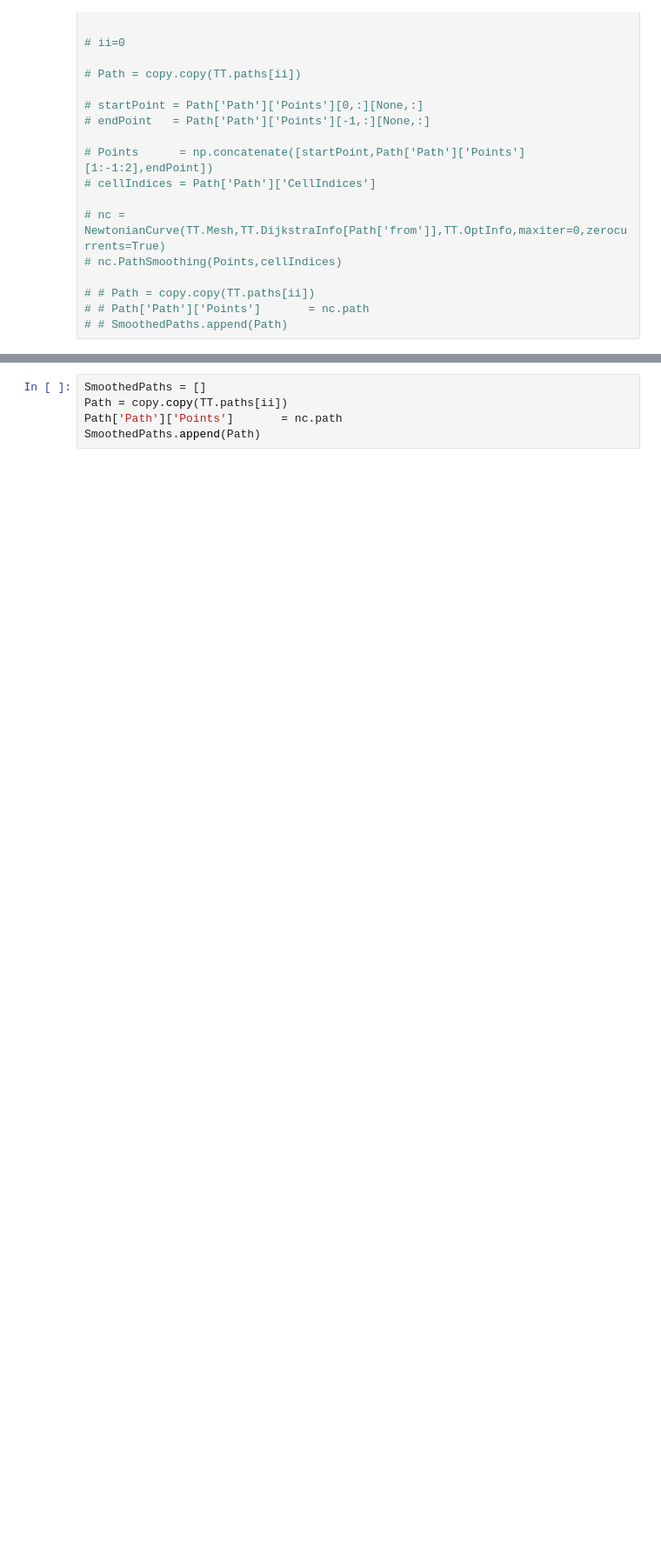
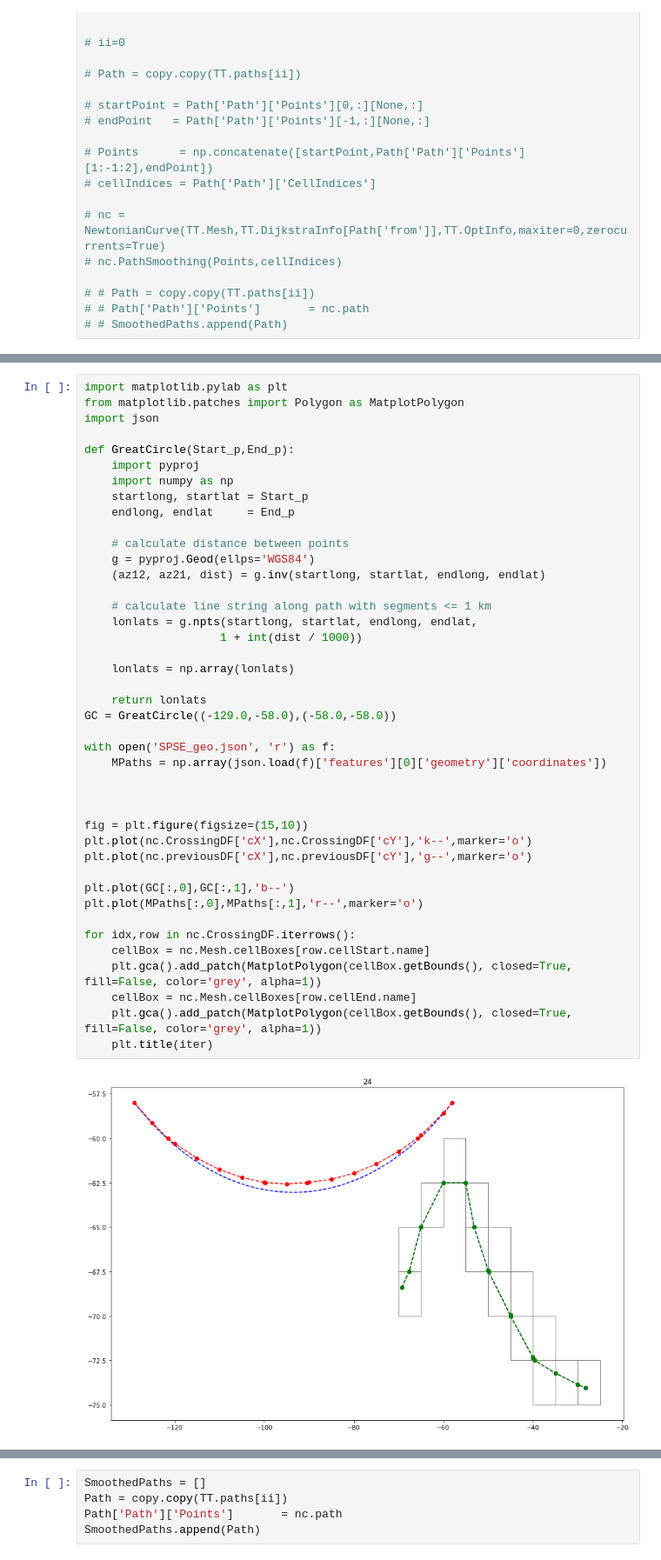
Before and after one commit to antarctica/PolarRoute, a Jupyter notebook: Examples/Path/PathChecking.ipynb, the cells around one changed output, grey strips where cells are left out. Shown at 87% size. Drawn from its saved outputs; the diff is of its cells as text; blank space fills up the shorter version.

```diff
--- a/Examples/Path/PathChecking.ipynb
+++ b/Examples/Path/PathChecking.ipynb
@@ -697,0 +906,44 @@ nc.cellIndices = copy.copy(cellIndices)
+# %%
+import matplotlib.pylab as plt
+from matplotlib.patches import Polygon as MatplotPolygon
+import json
+
+def GreatCircle(Start_p,End_p):
+    import pyproj
+    import numpy as np
+    startlong, startlat = Start_p
+    endlong, endlat     = End_p
+
+    # calculate distance between points
+    g = pyproj.Geod(ellps='WGS84')
+    (az12, az21, dist) = g.inv(startlong, startlat, endlong, endlat)
+
+    # calculate line string along path with segments <= 1 km
+    lonlats = g.npts(startlong, startlat, endlong, endlat,
+                    1 + int(dist / 1000))
+
+    lonlats = np.array(lonlats)
+
+    return lonlats
+GC = GreatCircle((-129.0,-58.0),(-58.0,-58.0))
+
+with open('SPSE_geo.json', 'r') as f:
+    MPaths = np.array(json.load(f)['features'][0]['geometry']['coordinates'])
+
+
+
+fig = plt.figure(figsize=(15,10))
+plt.plot(nc.CrossingDF['cX'],nc.CrossingDF['cY'],'k--',marker='o')
+plt.plot(nc.previousDF['cX'],nc.previousDF['cY'],'g--',marker='o')
+
+plt.plot(GC[:,0],GC[:,1],'b--')
+plt.plot(MPaths[:,0],MPaths[:,1],'r--',marker='o')
+
+for idx,row in nc.CrossingDF.iterrows():
+    cellBox = nc.Mesh.cellBoxes[row.cellStart.name]
+    plt.gca().add_patch(MatplotPolygon(cellBox.getBounds(), closed=True, fill=False, color='grey', alpha=1))
+    cellBox = nc.Mesh.cellBoxes[row.cellEnd.name]
+    plt.gca().add_patch(MatplotPolygon(cellBox.getBounds(), closed=True, fill=False, color='grey', alpha=1))
+    plt.title(iter)
+# %% [output]
+[figure, added]
```
Also changed, not shown: parts of 20 cells of this notebook, 5 other files.
